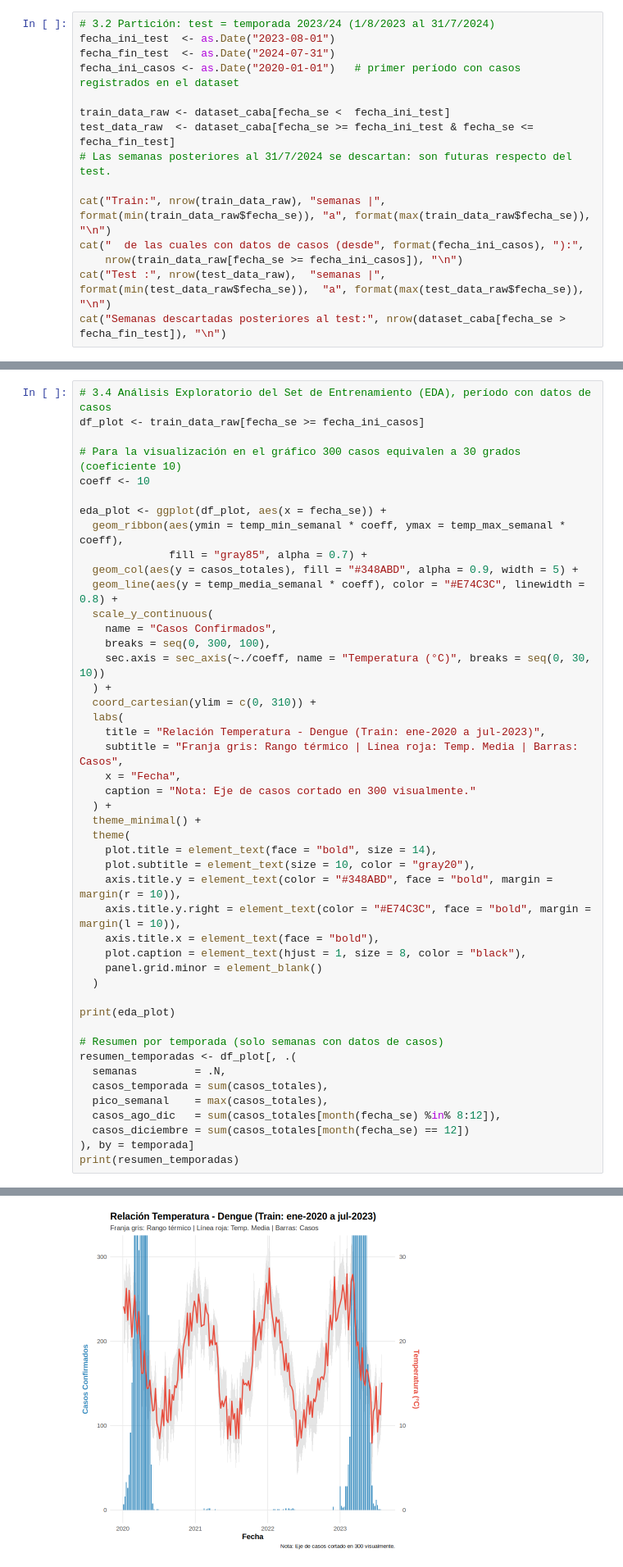
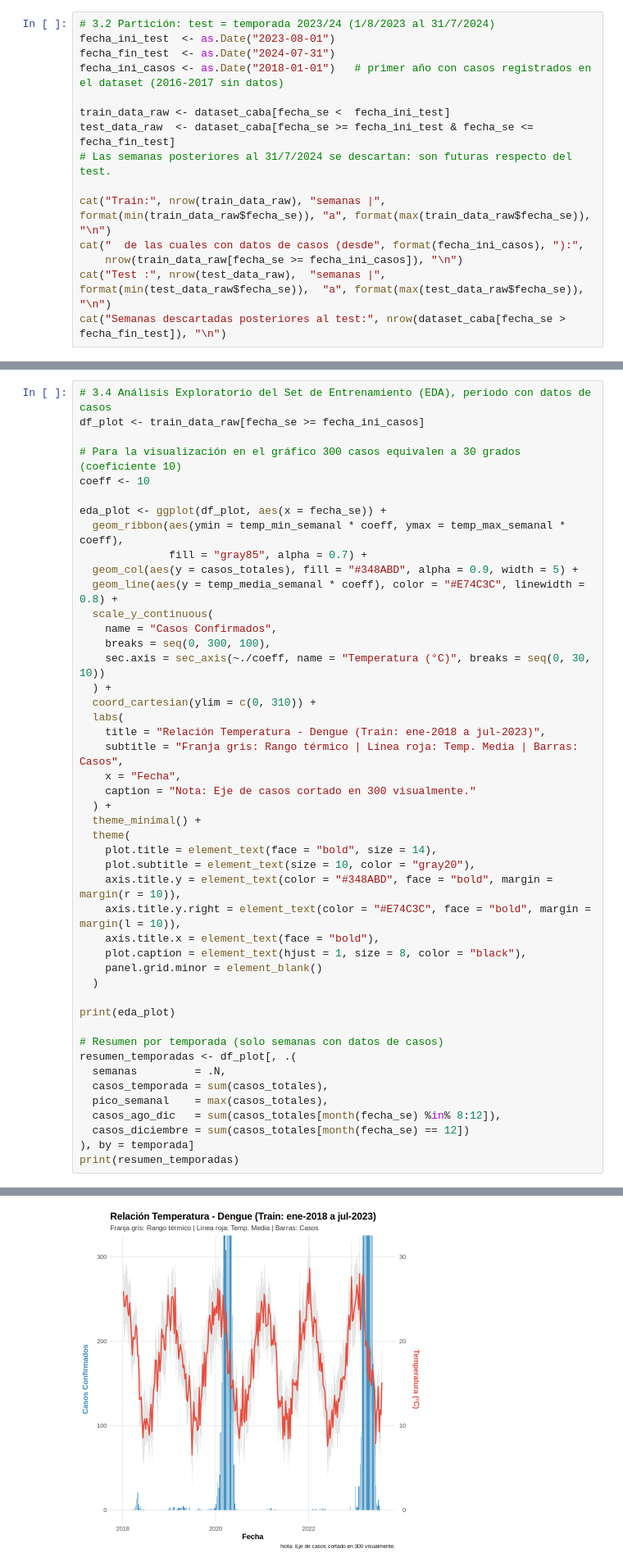
Before and after one commit to clazzarino/TFG_UP, a Jupyter notebook: src/Lazzarino - TFG UP v1.7.ipynb, the cells around one changed output, grey strips where cells are left out. Shown at 82% size. Cells and saved outputs as stored; diff of their text form.

```diff
--- a/src/Lazzarino - TFG UP v1.7.ipynb
+++ b/src/Lazzarino - TFG UP v1.7.ipynb
@@ -152,7 +157,7 @@ print(dataset_caba[, .(casos = sum(casos_totales)), by = ano])
 # 3.2 Partición: test = temporada 2023/24 (1/8/2023 al 31/7/2024)
 fecha_ini_test  <- as.Date("2023-08-01")
 fecha_fin_test  <- as.Date("2024-07-31")
-fecha_ini_casos <- as.Date("2020-01-01")   # primer período con casos registrados en el dataset
+fecha_ini_casos <- as.Date("2018-01-01")   # primer año con casos registrados en el dataset (2016-2017 sin datos)
 
 train_data_raw <- dataset_caba[fecha_se <  fecha_ini_test]
 test_data_raw  <- dataset_caba[fecha_se >= fecha_ini_test & fecha_se <= fecha_fin_test]
@@ -209,7 +214,7 @@ eda_plot <- ggplot(df_plot, aes(x = fecha_se)) +
   ) +
   coord_cartesian(ylim = c(0, 310)) +
   labs(
-    title = "Relación Temperatura - Dengue (Train: ene-2020 a jul-2023)",
+    title = "Relación Temperatura - Dengue (Train: ene-2018 a jul-2023)",
     subtitle = "Franja gris: Rango térmico | Línea roja: Temp. Media | Barras: Casos",
     x = "Fecha",
     caption = "Nota: Eje de casos cortado en 300 visualmente."
@@ -246,4 +253,4 @@ print(resumen_temporadas)
-[figure, old version]
+[figure, new version]
 # %% [markdown]
 ## 4. Feature Engineering y Normalización
 
```
Also changed, not shown: parts of 25 cells of this notebook.
